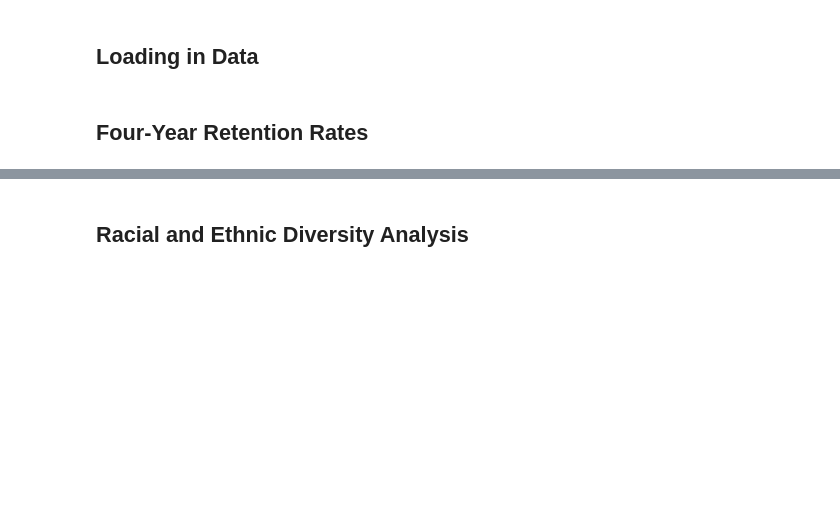
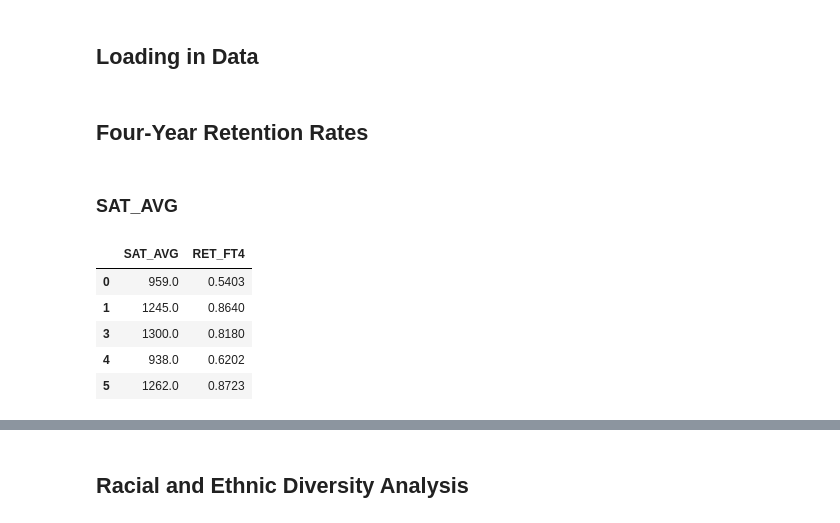
Before and after one commit to UCB-stat-159-s23/project-Group11, a Jupyter notebook: Prediction_Analysis.ipynb, the cells around one changed output, grey strips where cells are left out. Cells and saved outputs as stored; diff of their text form; code cells hidden in the pictures; blank space fills up the shorter version.

```diff
--- a/Prediction_Analysis.ipynb
+++ b/Prediction_Analysis.ipynb
@@ -32,2 +139,14 @@ data = data.drop('Unnamed: 0', axis=1)
 # %% [markdown]
 ## Four-Year Retention Rates
+# %% [markdown]
+### SAT_AVG
+# %%
+SAT_score_FT4 = filtered_df_two_columns(data, 'SAT_AVG', 'RET_FT4')
+SAT_score_FT4.head()
+# %% [output]
+|  | SAT_AVG | RET_FT4 |
+| 0 | 959.0 | 0.5403 |
+| 1 | 1245.0 | 0.8640 |
+| 3 | 1300.0 | 0.8180 |
+| 4 | 938.0 | 0.6202 |
+| 5 | 1262.0 | 0.8723 |
```
Also changed, not shown: parts of 19 cells of this notebook.
